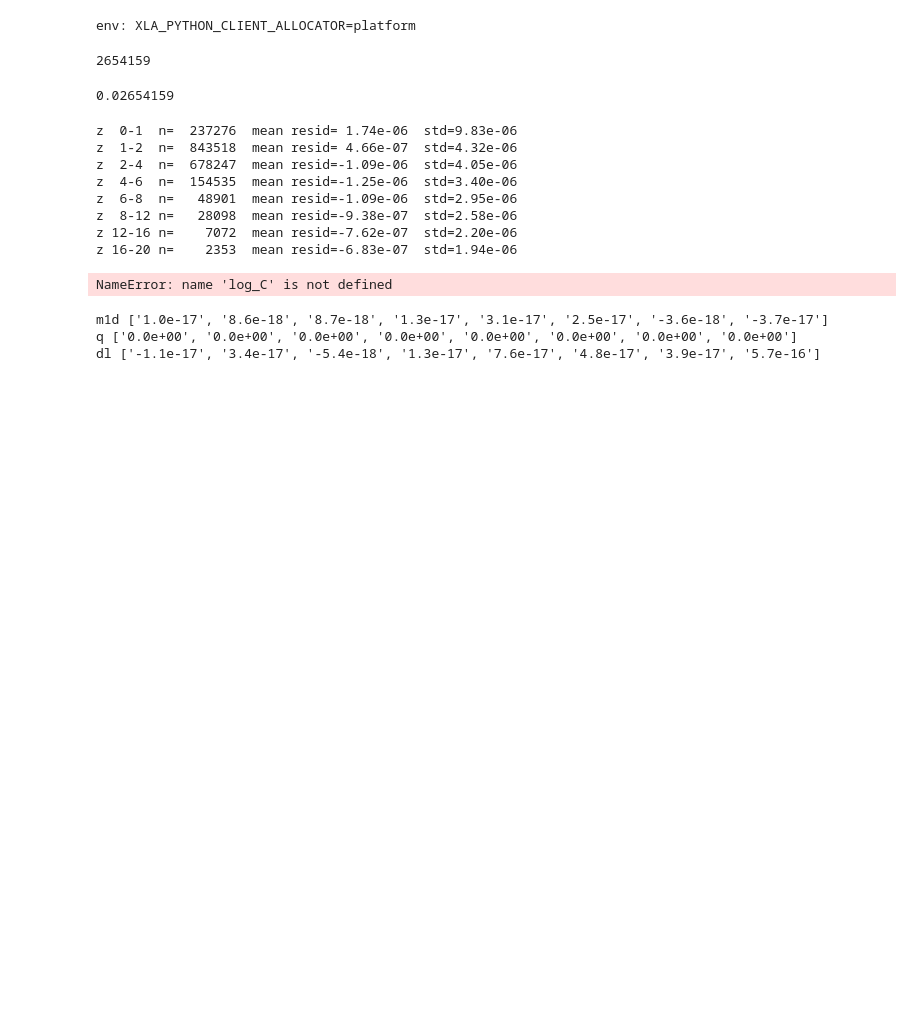
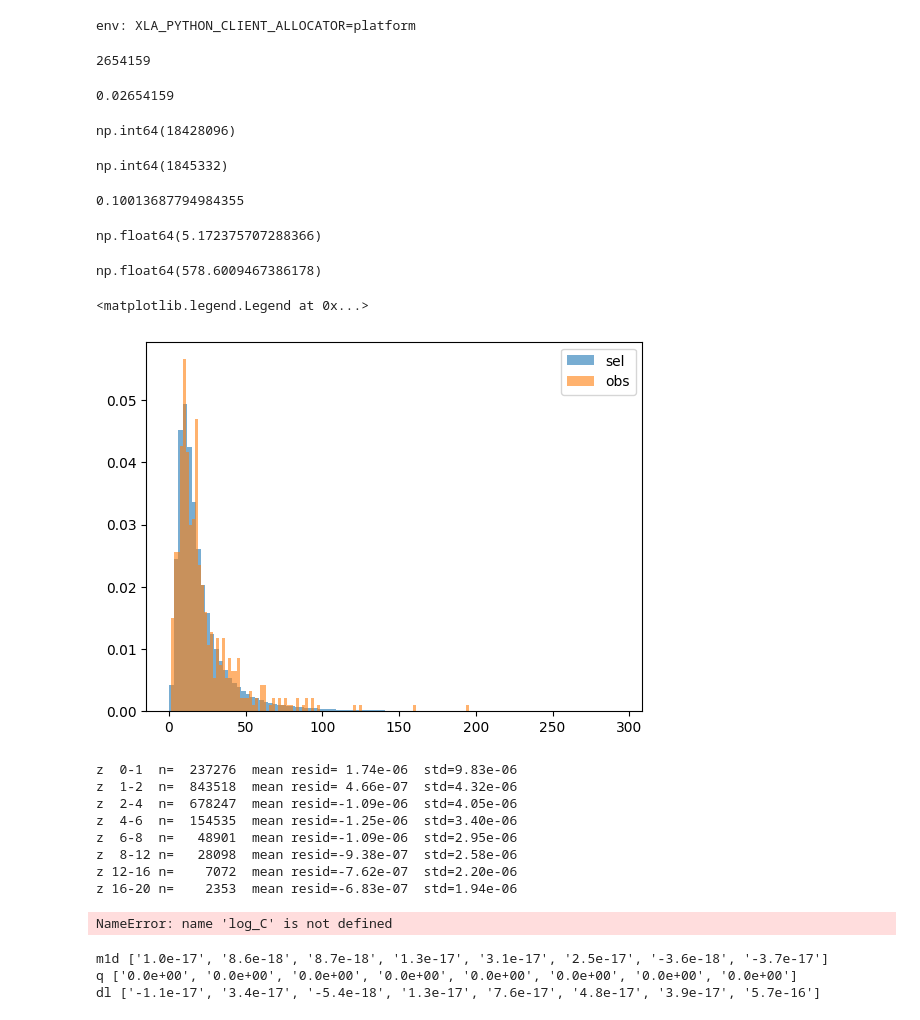
Before and after one commit to abby-moran/GW_pop_cosmo_inference, a Jupyter notebook: scripts/sandbox.ipynb, the cells around one changed output. Drawn from its saved outputs; the diff is of its cells as text; code cells hidden in the pictures; blank space fills up the shorter version.

```diff
--- a/scripts/sandbox.ipynb
+++ b/scripts/sandbox.ipynb
@@ -51,7 +51,7 @@ import numpyro, numpyro.handlers as handlers
 from intensity_models_fast import pop_cosmo_model, LogDNDM
 
 # ---- events (your loading code) ----
-pe_file, sel_file = '../runs/CE_109/PE_ne.h5', '../runs/CE_109/sel_ne.h5'     # EDIT
+pe_file, sel_file = '../runs/CE_1013/PE_ne.h5', '../runs/CE_1013/sel_ne.h5'     # EDIT
 evt_start, evt_end = 0, 500              # EDIT
 #pe = pd.read_hdf(pe_file, key="samples").iloc[evt_start:evt_end]
 #m1s = np.asarray(pe["m1"].to_list(), dtype=np.float64)
@@ -73,3 +73,18 @@ m1s_sel = sel["m1"].to_numpy(np.float64)       # EDIT column names to match your
 qs_sel = sel["q"].to_numpy(np.float64)
 dls_sel = sel["dl"].to_numpy(np.float64)
 pdraw_sel = sel["pdraw_sel"].to_numpy(np.float64)
+# %%
+sel_file= '../runs/end_O5_98/sel_ne.h5'
+sel = pd.read_hdf(sel_file, key="true_parameters")
+ndraw = sel["ndraw"].iloc[0]
+ndraw
+# %% [output]
+np.int64(18428096)
+# %%
+ndraw
+# %% [output]
+np.int64(1845332)
+# %%
+1845332/18428096
+# %% [output]
+0.10013687794984355
@@ -76,3 +100,18 @@ pdraw_sel = sel["pdraw_sel"].to_numpy(np.float64)
+# %%
+np.min(SNRs)
+# %% [output]
+np.float64(5.172375707288366)
+# %%
+np.max(SNRs)
+# %% [output]
+np.float64(578.6009467386178)
+# %%
+plt.hist(dls_sel, alpha=0.6,bins=100 ,density=True, label='sel')
+plt.hist(mean_dls[mean_dls<200], bins=100,alpha=0.6, density=True, label='obs')
+plt.legend()
+# %% [output]
+<matplotlib.legend.Legend at 0x...>
+[figure, added]
 # %%
 import jax; jax.config.update("jax_enable_x64", True)
 import jax.numpy as jnp, numpy as np, pandas as pd
```
Also changed, not shown: parts of 10 cells of this notebook, 21 other files.
